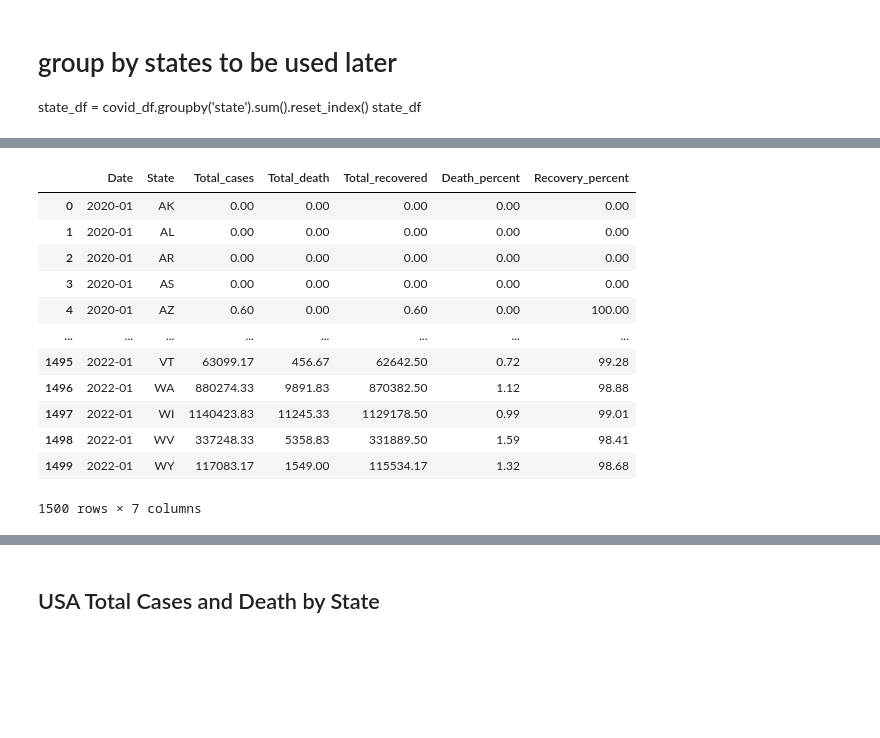
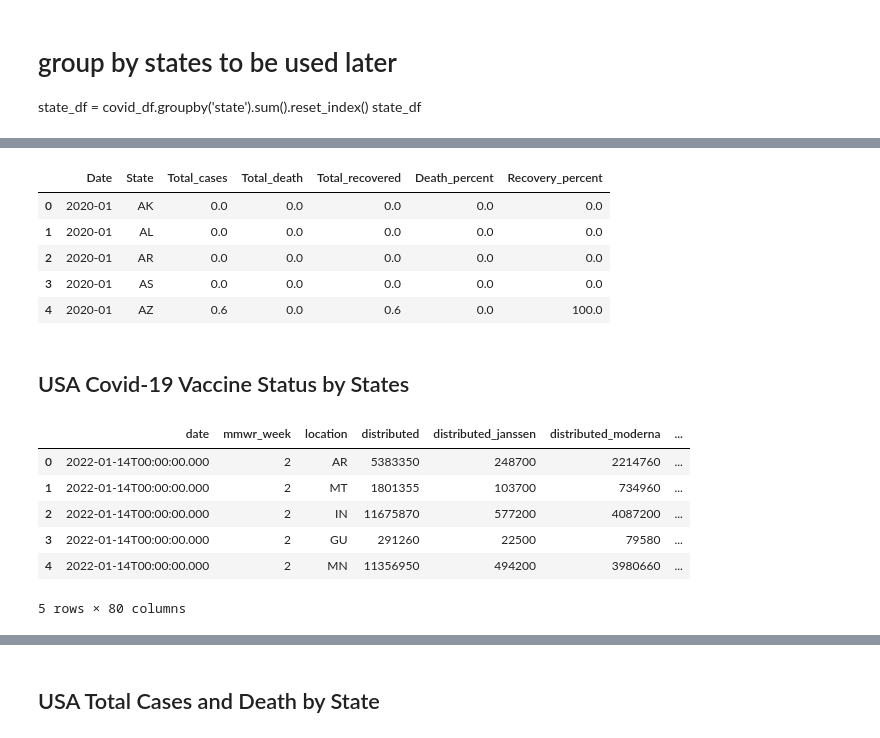
Before and after one commit to gotar1/COVID-19-Dashboard, a Jupyter notebook: Notebooks/analysis.ipynb, the cells around one changed output, grey strips where cells are left out. Cells and saved outputs as stored; diff of their text form; code cells hidden in the pictures; blank space fills up the shorter version.

```diff
--- a/Notebooks/analysis.ipynb
+++ b/Notebooks/analysis.ipynb
@@ -160,23 +158,37 @@ covid_monthly_df
 # %%
 # add death and recovery percentage columns. change NA values to zero
 covid_monthly_df['Death_percent'] = round((covid_monthly_df.Total_death/covid_monthly_df.Total_cases)*100, 2)
 covid_monthly_df['Recovery_percent'] = round((covid_monthly_df.Total_recovered/covid_monthly_df.Total_cases)*100, 2)
 covid_monthly_df=covid_monthly_df.fillna(0)
-covid_monthly_df
+covid_monthly_df.head()
 # %% [output]
 |  | Date | State | Total_cases | Total_death | Total_recovered | Death_percent | Recovery_percent |
-| 0 | 2020-01 | AK | 0.00 | 0.00 | 0.00 | 0.00 | 0.00 |
-| 1 | 2020-01 | AL | 0.00 | 0.00 | 0.00 | 0.00 | 0.00 |
-| 2 | 2020-01 | AR | 0.00 | 0.00 | 0.00 | 0.00 | 0.00 |
-| 3 | 2020-01 | AS | 0.00 | 0.00 | 0.00 | 0.00 | 0.00 |
-| 4 | 2020-01 | AZ | 0.60 | 0.00 | 0.60 | 0.00 | 100.00 |
-| ... | ... | ... | ... | ... | ... | ... | ... |
-| 1495 | 2022-01 | VT | 63099.17 | 456.67 | 62642.50 | 0.72 | 99.28 |
-| 1496 | 2022-01 | WA | 880274.33 | 9891.83 | 870382.50 | 1.12 | 98.88 |
-| 1497 | 2022-01 | WI | 1140423.83 | 11245.33 | 1129178.50 | 0.99 | 99.01 |
-| 1498 | 2022-01 | WV | 337248.33 | 5358.83 | 331889.50 | 1.59 | 98.41 |
-| 1499 | 2022-01 | WY | 117083.17 | 1549.00 | 115534.17 | 1.32 | 98.68 |
+| 0 | 2020-01 | AK | 0.0 | 0.0 | 0.0 | 0.0 | 0.0 |
+| 1 | 2020-01 | AL | 0.0 | 0.0 | 0.0 | 0.0 | 0.0 |
+| 2 | 2020-01 | AR | 0.0 | 0.0 | 0.0 | 0.0 | 0.0 |
+| 3 | 2020-01 | AS | 0.0 | 0.0 | 0.0 | 0.0 | 0.0 |
+| 4 | 2020-01 | AZ | 0.6 | 0.0 | 0.6 | 0.0 | 100.0 |
-1500 rows × 7 columns
 # %%
 # save df as a csv file
 covid_monthly_df.to_csv('../Data/monthly.csv')
+# %% [markdown]
+## USA Covid-19 Vaccine Status by States
+# %%
+# set a client with a token
+client = Socrata("data.cdc.gov", my_token)
+
+# results returned as JSON from API / converted to Python list of
+# dictionaries by sodapy.
+results = client.get("unsk-b7fc", limit=50000)
+
+# Convert to pandas DataFrame and display
+covid_vac_df = pd.DataFrame.from_records(results)
+covid_vac_df.head()
+# %% [output]
+|  | date | mmwr_week | location | distributed | distributed_janssen | distributed_moderna | ... |
+| 0 | 2022-01-14T00:00:00.000 | 2 | AR | 5383350 | 248700 | 2214760 | ... |
+| 1 | 2022-01-14T00:00:00.000 | 2 | MT | 1801355 | 103700 | 734960 | ... |
+| 2 | 2022-01-14T00:00:00.000 | 2 | IN | 11675870 | 577200 | 4087200 | ... |
+| 3 | 2022-01-14T00:00:00.000 | 2 | GU | 291260 | 22500 | 79580 | ... |
+| 4 | 2022-01-14T00:00:00.000 | 2 | MN | 11356950 | 494200 | 3980660 | ... |
+5 rows × 80 columns
```
Also changed, not shown: parts of 25 cells of this notebook, 10 other files.
